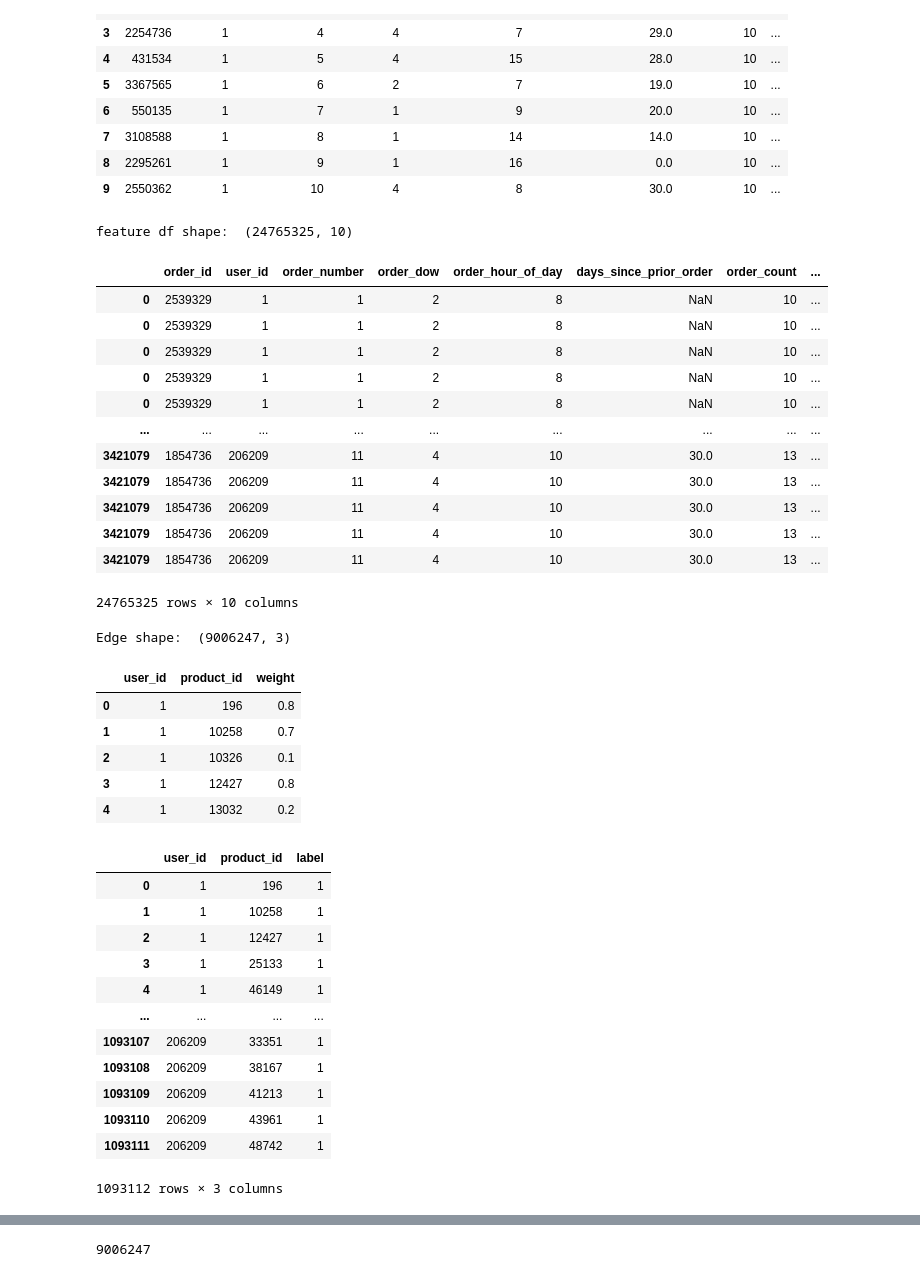
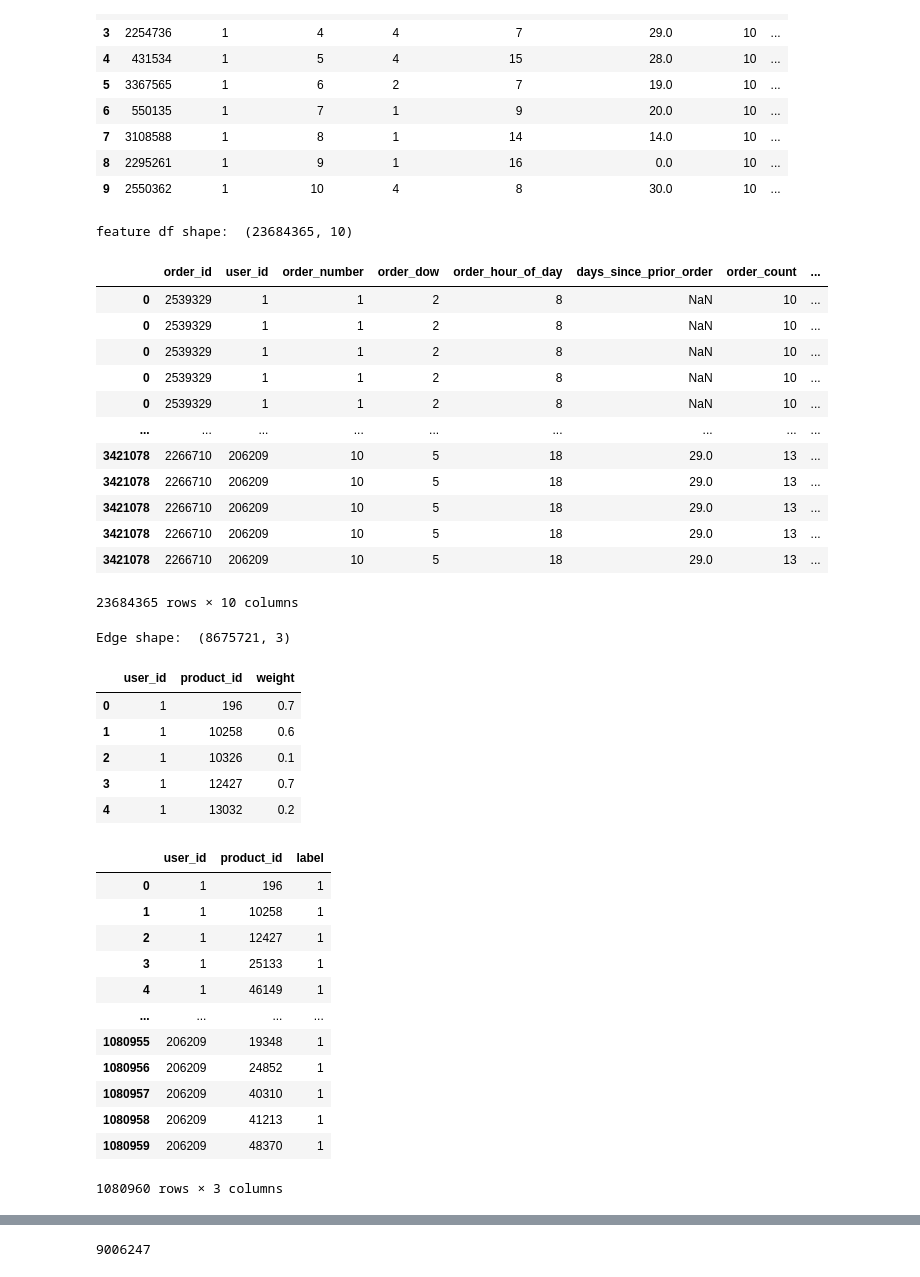
Before and after one commit to trantrikien239/instacart-link-prediction, a Jupyter notebook: preprocessing.ipynb, the cells around one changed output, grey strips where cells are left out. Saved outputs shown, nothing was run; the diff lists cells and outputs as text; code cells hidden in the pictures.

Commit message:
Added validation data and sampling script

```diff
--- a/preprocessing.ipynb
+++ b/preprocessing.ipynb
@@ -84,13 +84,13 @@ df_orders_clean[df_orders_clean["user_id"] == 1]
 | 9 | 2550362 | 1 | 10 | 4 | 8 | 30.0 | 10 | ... |
 # %%
 train_features = df_orders_clean[df_orders_clean["train_feature"] == 1].drop(
-        ["train_feature", "train_label", "test_feature", "test_label"], axis=1
+        ["train_feature", "train_label", "test_feature", "test_label", "valid_feature", "valid_label"], axis=1
     ).join(
         df_order_products_prior.set_index("order_id"), on="order_id", how="inner"
     )
 print("feature df shape: ", train_features.shape)
 # %% [output]
-feature df shape:  (24765325, 10)
+feature df shape:  (23684365, 10)
 # %%
 train_features
 # %% [output]
@@ -101,12 +101,12 @@ train_features
 | 0 | 2539329 | 1 | 1 | 2 | 8 | NaN | 10 | ... |
 | 0 | 2539329 | 1 | 1 | 2 | 8 | NaN | 10 | ... |
 | ... | ... | ... | ... | ... | ... | ... | ... | ... |
-| 3421079 | 1854736 | 206209 | 11 | 4 | 10 | 30.0 | 13 | ... |
-| 3421079 | 1854736 | 206209 | 11 | 4 | 10 | 30.0 | 13 | ... |
-| 3421079 | 1854736 | 206209 | 11 | 4 | 10 | 30.0 | 13 | ... |
-| 3421079 | 1854736 | 206209 | 11 | 4 | 10 | 30.0 | 13 | ... |
-| 3421079 | 1854736 | 206209 | 11 | 4 | 10 | 30.0 | 13 | ... |
+| 3421078 | 2266710 | 206209 | 10 | 5 | 18 | 29.0 | 13 | ... |
+| 3421078 | 2266710 | 206209 | 10 | 5 | 18 | 29.0 | 13 | ... |
+| 3421078 | 2266710 | 206209 | 10 | 5 | 18 | 29.0 | 13 | ... |
+| 3421078 | 2266710 | 206209 | 10 | 5 | 18 | 29.0 | 13 | ... |
+| 3421078 | 2266710 | 206209 | 10 | 5 | 18 | 29.0 | 13 | ... |
-24765325 rows × 10 columns
+23684365 rows × 10 columns
 # %%
 train_edges = train_features.groupby(["user_id", "product_id"]).agg({"order_number": "count", "order_count":"mean"}).reset_index()
 train_edges["weight"]  = train_edges["order_number"] / train_edges["order_count"]
@@ -114,36 +114,36 @@ train_edges = train_edges.drop(["order_number", "order_count"], axis=1)
 print("Edge shape: ", train_edges.shape)
 train_edges.head()
 # %% [output]
-Edge shape:  (9006247, 3)
+Edge shape:  (8675721, 3)
 |  | user_id | product_id | weight |
-| 0 | 1 | 196 | 0.8 |
-| 1 | 1 | 10258 | 0.7 |
+| 0 | 1 | 196 | 0.7 |
+| 1 | 1 | 10258 | 0.6 |
 | 2 | 1 | 10326 | 0.1 |
-| 3 | 1 | 12427 | 0.8 |
+| 3 | 1 | 12427 | 0.7 |
 | 4 | 1 | 13032 | 0.2 |
 # %%
 train_labels = df_orders_clean[df_orders_clean["train_label"] == 1].drop(
-    ["train_feature", "train_label", "test_feature", "test_label"], axis=1
+    ["train_feature", "train_label", "test_feature", "test_label", "valid_feature", "valid_label"], axis=1
     ).join(
         df_order_products_prior.set_index("order_id"), on="order_id", how="inner"
     )
 train_labels = train_labels.groupby(["user_id", "product_id"]).agg({"order_number": "count"}).reset_index()
 train_labels = train_labels.rename(columns={"order_number": "label"})
 train_labels
 # %% [output]
 |  | user_id | product_id | label |
 | 0 | 1 | 196 | 1 |
 | 1 | 1 | 10258 | 1 |
 | 2 | 1 | 12427 | 1 |
 | 3 | 1 | 25133 | 1 |
 | 4 | 1 | 46149 | 1 |
 | ... | ... | ... | ... |
-| 1093107 | 206209 | 33351 | 1 |
-| 1093108 | 206209 | 38167 | 1 |
-| 1093109 | 206209 | 41213 | 1 |
-| 1093110 | 206209 | 43961 | 1 |
-| 1093111 | 206209 | 48742 | 1 |
+| 1080955 | 206209 | 19348 | 1 |
+| 1080956 | 206209 | 24852 | 1 |
+| 1080957 | 206209 | 40310 | 1 |
+| 1080958 | 206209 | 41213 | 1 |
+| 1080959 | 206209 | 48370 | 1 |
-1093112 rows × 3 columns
+1080960 rows × 3 columns
 # %%
 train_labels = pd.merge(train_labels, train_edges, on=["user_id", "product_id"], how="left")
 train_labels = train_labels[train_labels["weight"].isnull()]
```
Also changed, not shown: parts of 8 cells of this notebook, 1 other file.
